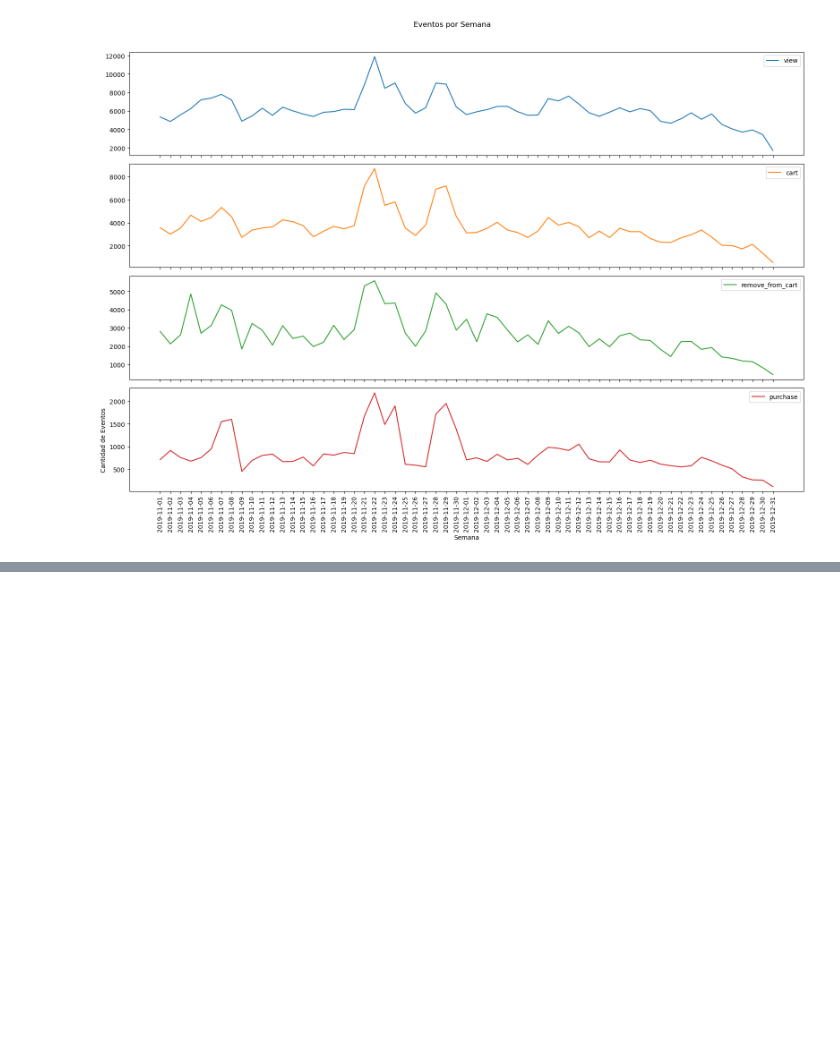
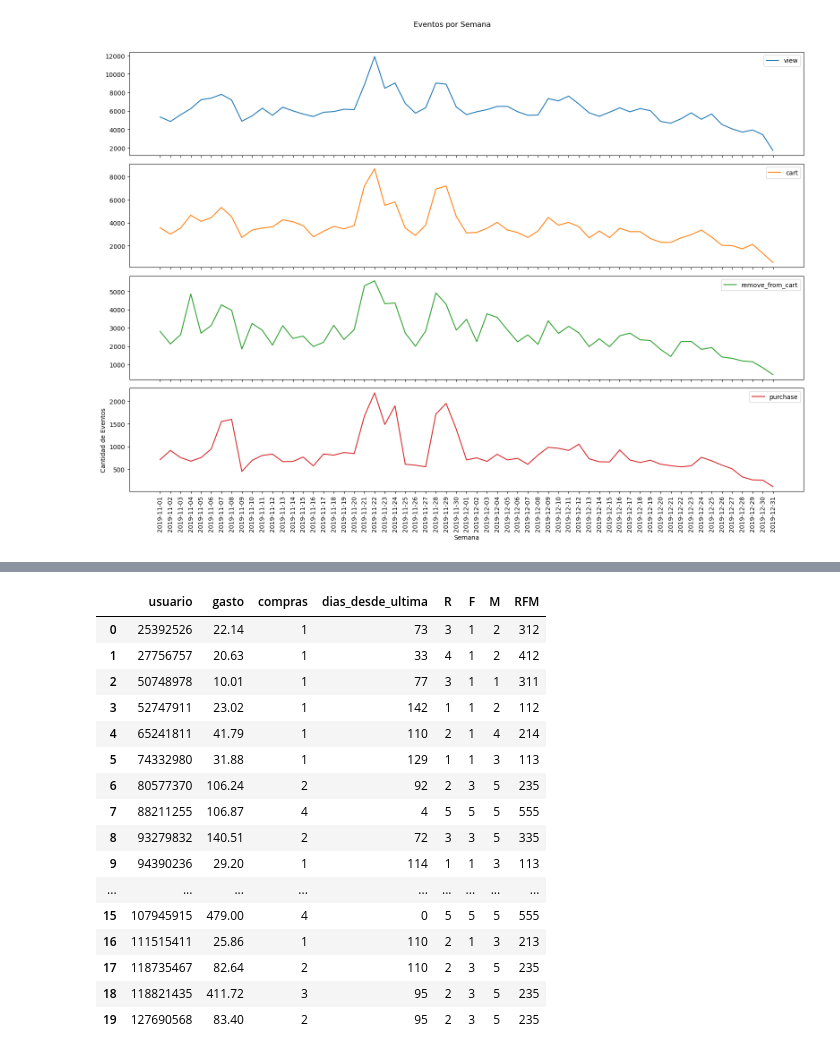
Before and after one commit to bernimagraner/Analisis_Ecommerce, a Jupyter notebook: notebooks/02_AnalisisInsights.ipynb, the cells around one changed output, grey strips where cells are left out. Cells and saved outputs as stored; diff of their text form; code cells hidden in the pictures; blank space fills up the shorter version.

```diff
--- a/notebooks/02_AnalisisInsights.ipynb
+++ b/notebooks/02_AnalisisInsights.ipynb
@@ -663,0 +408,11 @@ clientes.describe()
+# %%
+clientes = df.loc[df.evento=='purchase'].groupby('usuario').agg({
+    'sesion': 'nunique',
+    'producto': 'count',
+    'precio': ['mean', 'sum'],
+    'fecha': 'max'
+})
+
+# Opcional: renombrar las columnas para que sean más fáciles de usar
+clientes.columns = ['compras', 'productos', 'precio_medio', 'gasto', 'fecha_ultima']
+clientes = clientes.reset_index()
@@ -663,0 +949,49 @@ clientes.describe()
+# %%
+# Crear matriz RFM
+
+# 1. Calcular M (Monetary) - gasto en 5 tramos
+clientes['M'] = pd.qcut(clientes['gasto'], q=5, labels=[1, 2, 3, 4, 5])
+
+# 2. Calcular F (Frequency) - compras en 5 tramos
+# Como hay muchos valores repetidos, usar cut con rank
+#clientes['F'] = pd.qcut(clientes['compras'].rank(method='first'), q=5, labels=[1, 2, 3, 4, 5])
+import numpy as np
+# Esto lo voy a corregir por mi cuenta. No me parece bien dejarlo como estaba en el curso.
+clientes['F'] = np.where(clientes['compras']>= 2, 3, 1)
+clientes['F'] = np.where(clientes['compras']>3, 5, clientes['F'] )
+
+# 3. Calcular R (Recency) - días desde última compra
+# Obtener fecha máxima
+fecha_maxima = pd.to_datetime(clientes['fecha_ultima']).max()
+# Calcular días desde última compra
+clientes['dias_desde_ultima'] = (fecha_maxima - pd.to_datetime(clientes['fecha_ultima'])).dt.days
+# Crear R invertida: menor días = mayor valor (5 = más reciente)
+clientes['R'] = pd.qcut(clientes['dias_desde_ultima'], q=5, labels=[5, 4, 3, 2, 1])
+
+# 4. Convertir a numérico
+clientes['M'] = clientes['M'].astype(int)
+clientes['F'] = clientes['F'].astype(int)
+clientes['R'] = clientes['R'].astype(int)
+
+# 5. Crear variable RFM concatenando R + F + M
+clientes['RFM'] = clientes['R'].astype(str) + clientes['F'].astype(str) + clientes['M'].astype(str)
+
+clientes[['usuario', 'gasto', 'compras', 'dias_desde_ultima', 'R', 'F', 'M', 'RFM']].head(20)
+# %% [output]
+|  | usuario | gasto | compras | dias_desde_ultima | R | F | M | RFM |
+| 0 | 25392526 | 22.14 | 1 | 73 | 3 | 1 | 2 | 312 |
+| 1 | 27756757 | 20.63 | 1 | 33 | 4 | 1 | 2 | 412 |
+| 2 | 50748978 | 10.01 | 1 | 77 | 3 | 1 | 1 | 311 |
+| 3 | 52747911 | 23.02 | 1 | 142 | 1 | 1 | 2 | 112 |
+| 4 | 65241811 | 41.79 | 1 | 110 | 2 | 1 | 4 | 214 |
+| 5 | 74332980 | 31.88 | 1 | 129 | 1 | 1 | 3 | 113 |
+| 6 | 80577370 | 106.24 | 2 | 92 | 2 | 3 | 5 | 235 |
+| 7 | 88211255 | 106.87 | 4 | 4 | 5 | 5 | 5 | 555 |
+| 8 | 93279832 | 140.51 | 2 | 72 | 3 | 3 | 5 | 335 |
+| 9 | 94390236 | 29.20 | 1 | 114 | 1 | 1 | 3 | 113 |
+| ... | ... | ... | ... | ... | ... | ... | ... | ... |
+| 15 | 107945915 | 479.00 | 4 | 0 | 5 | 5 | 5 | 555 |
+| 16 | 111515411 | 25.86 | 1 | 110 | 2 | 1 | 3 | 213 |
+| 17 | 118735467 | 82.64 | 2 | 110 | 2 | 3 | 5 | 235 |
+| 18 | 118821435 | 411.72 | 3 | 95 | 2 | 3 | 5 | 235 |
+| 19 | 127690568 | 83.40 | 2 | 95 | 2 | 3 | 5 | 235 |
```
Also changed, not shown: parts of 59 cells of this notebook, 3 other files.
